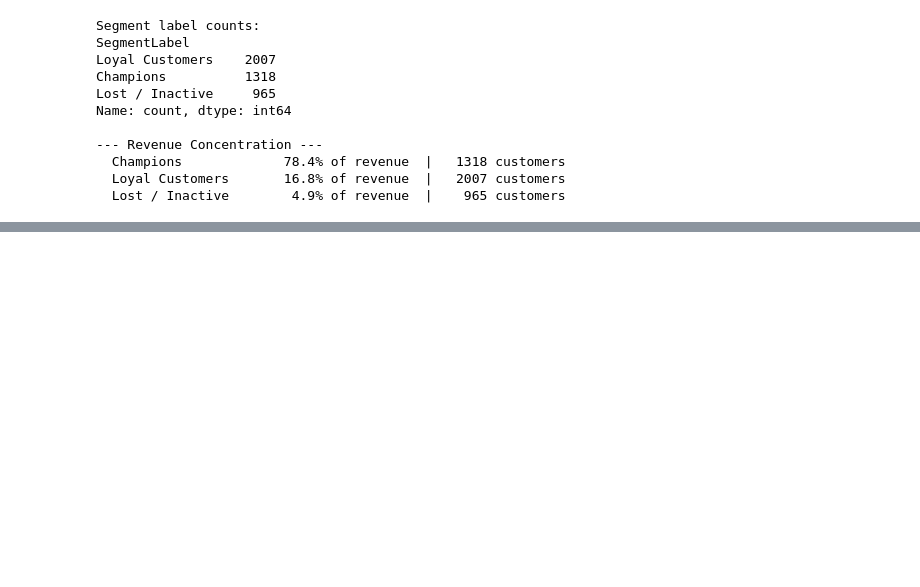
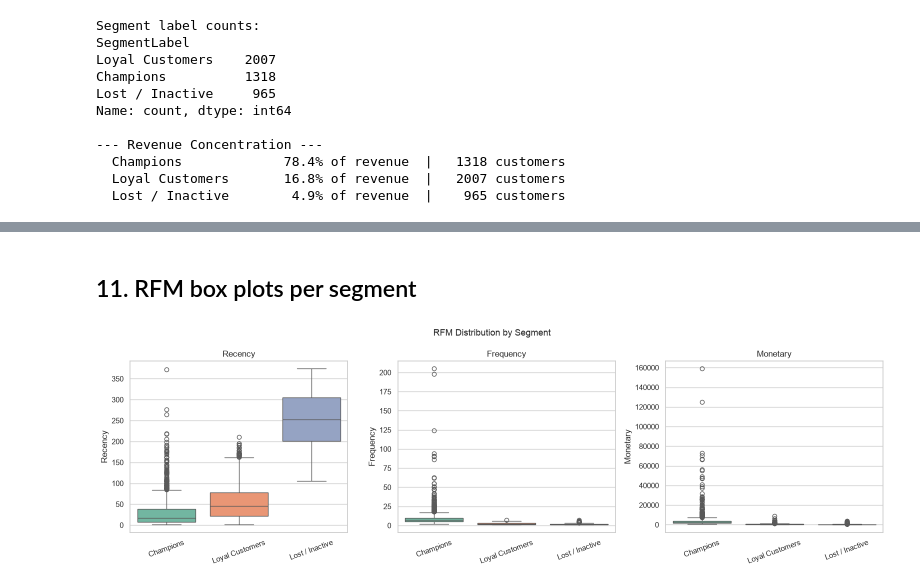
Before and after one commit to LathiyaHit/customer-segmentation-retention, a Jupyter notebook: research/04_segmentation.ipynb, the cells around one changed output, grey strips where cells are left out. Saved outputs shown, nothing was run; the diff lists cells and outputs as text; code cells hidden in the pictures; blank space fills up the shorter version.

```diff
--- a/research/04_segmentation.ipynb
+++ b/research/04_segmentation.ipynb
@@ -223,0 +249,19 @@ Name: count, dtype: int64
+# %% [markdown]
+## 11. RFM box plots per segment
+# %%
+fig, axes = plt.subplots(1, 3, figsize=(16, 5))
+
+for ax, col in zip(axes, ["Recency", "Frequency", "Monetary"]):
+    sns.boxplot(
+        data=df, x="SegmentLabel", y=col,
+        ax=ax, palette="Set2", order=list(segment_labels.values()),
+    )
+    ax.set_title(col)
+    ax.set_xlabel("")
+    ax.tick_params(axis="x", rotation=20)
+
+plt.suptitle("RFM Distribution by Segment", fontsize=13)
+plt.tight_layout()
+plt.show()
+# %% [output]
+[figure, added]
```
Also changed, not shown: parts of 10 cells of this notebook.
